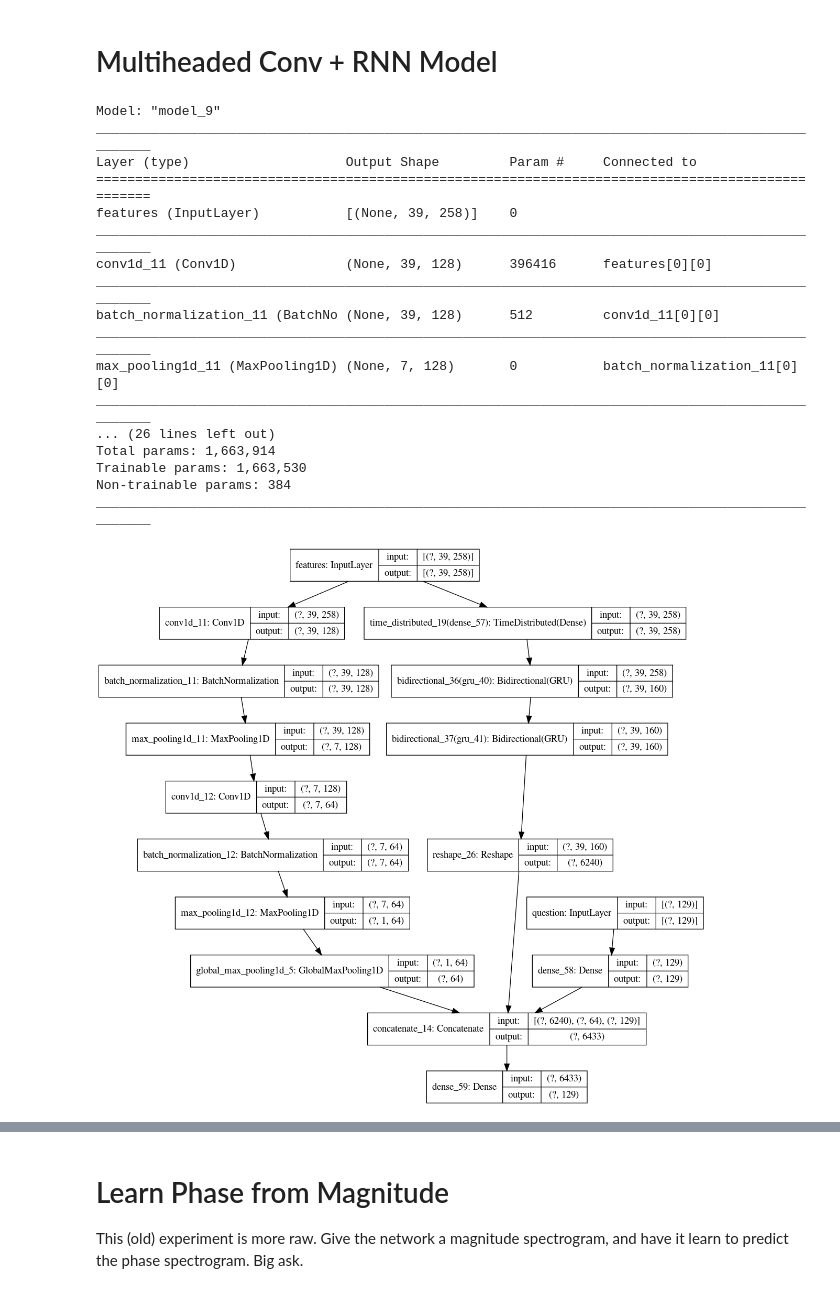
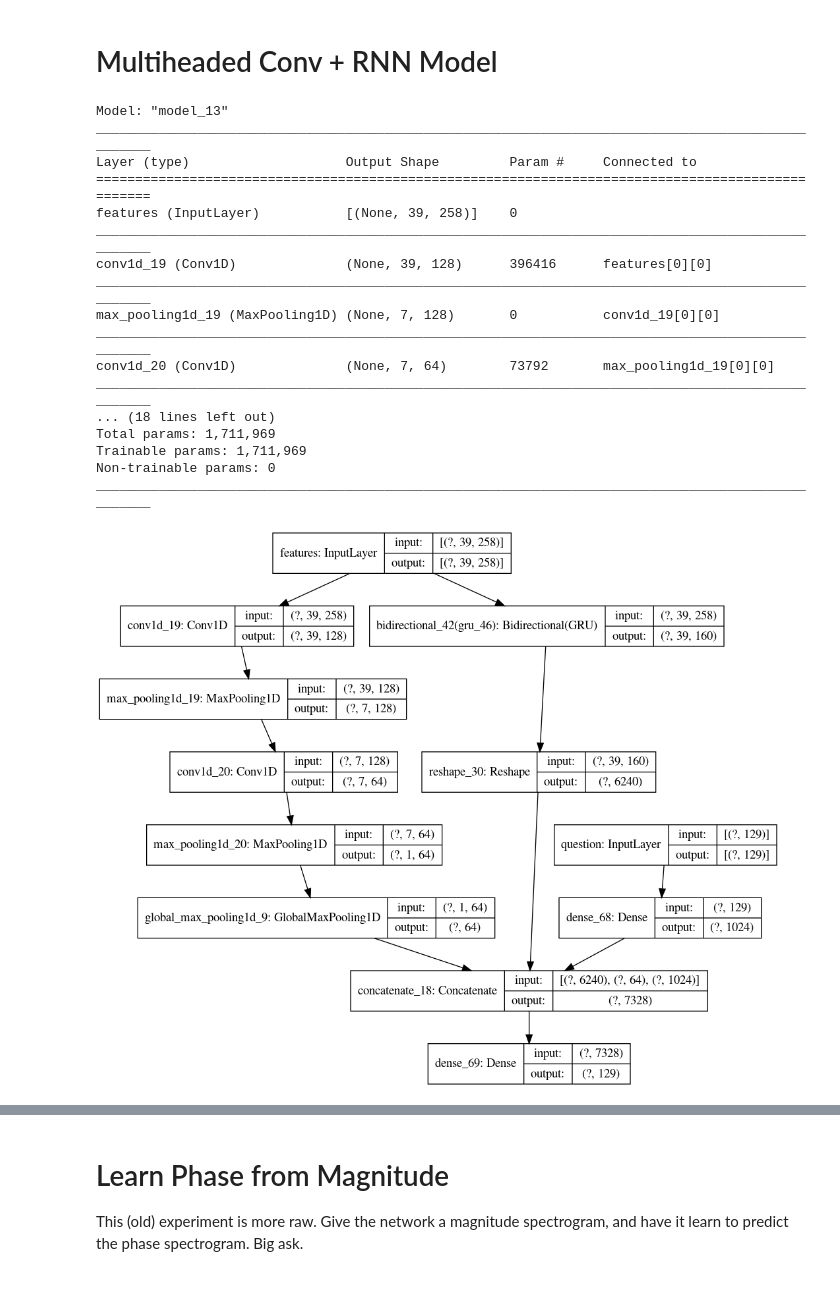
Before and after one commit to 0xfe/deepears, a Jupyter notebook: Phase_Reconstruction.ipynb, the cells around one changed output, grey strips where cells are left out. Cells and saved outputs as stored; diff of their text form; code cells hidden in the pictures.

```diff
--- a/Phase_Reconstruction.ipynb
+++ b/Phase_Reconstruction.ipynb
@@ -490,51 +471,48 @@ from tensorflow.keras.utils import plot_model
 feature_input = layers.Input(shape=(rows - 1, cols), name='features')
 question_input = layers.Input(shape=(cols // 2), name='question')
 
-feature_layers = layers.TimeDistributed(layers.Dense(cols))(feature_input)
-feature_layers = layers.Bidirectional(layers.GRU(rows * 2, dropout=0.2, recurrent_dropout=0.2, activation="relu", return_sequences=True))(feature_layers)
+feature_layers = feature_input # layers.TimeDistributed(layers.Dense(cols))(feature_input)
 feature_layers = layers.Bidirectional(layers.GRU(rows * 2, dropout=0.2, recurrent_dropout=0.2, activation="relu", return_sequences=True))(feature_layers)
 feature_layers = layers.Reshape(((rows - 1) * 160,))(feature_layers)
 
 conv_layers = layers.Conv1D(128, 12, padding="same", activation='relu')(feature_input)
-conv_layers = layers.BatchNormalization()(conv_layers)
 conv_layers = layers.MaxPooling1D(pool_size=5)(conv_layers)
 conv_layers = layers.Conv1D(64, 9, padding="same", activation='relu')(conv_layers)
-conv_layers = layers.BatchNormalization()(conv_layers)
 conv_layers = layers.MaxPooling1D(pool_size=5)(conv_layers)
 conv_layers = layers.GlobalMaxPooling1D()(conv_layers)
 
-question_layers = layers.Dense(ys.shape[1])(question_input)
+question_layers = layers.Dense(1024)(question_input)
 
 concatenated = layers.concatenate([feature_layers, conv_layers, question_layers])
 answer = layers.Dense(ys.shape[1])(concatenated)
 
 model = tf.keras.models.Model([feature_input, question_input], answer)
 model.summary()
 
 plot_model(model, to_file="model.png", show_shapes=True, show_layer_names=True)
 display.display(display.Image("model.png"))
 
 optimizer = tf.keras.optimizers.Adam(amsgrad=True)
 model.compile(loss='mean_squared_error', optimizer=optimizer)
 # %% [output]
-Model: "model_9"
+Model: "model_13"
 __________________________________________________________________________________________________
 Layer (type)                    Output Shape         Param #     Connected to
 ==================================================================================================
 features (InputLayer)           [(None, 39, 258)]    0
 __________________________________________________________________________________________________
-conv1d_11 (Conv1D)              (None, 39, 128)      396416      features[0][0]
+conv1d_19 (Conv1D)              (None, 39, 128)      396416      features[0][0]
 __________________________________________________________________________________________________
-batch_normalization_11 (BatchNo (None, 39, 128)      512         conv1d_11[0][0]
+max_pooling1d_19 (MaxPooling1D) (None, 7, 128)       0           conv1d_19[0][0]
 __________________________________________________________________________________________________
-max_pooling1d_11 (MaxPooling1D) (None, 7, 128)       0           batch_normalization_11[0][0]
+conv1d_20 (Conv1D)              (None, 7, 64)        73792       max_pooling1d_19[0][0]
 __________________________________________________________________________________________________
-... (26 lines left out)
-Total params: 1,663,914
-Trainable params: 1,663,530
-Non-trainable params: 384
+... (18 lines left out)
+Total params: 1,711,969
+Trainable params: 1,711,969
+Non-trainable params: 0
 __________________________________________________________________________________________________
-[figure, old version]
+[figure, new version]
 # %%
 # Note the multipe inputs here. The first input is the spectrogram, excluding the very last
 # time window. The second input is the magnitudes for the single (question) timeslice. The
```
Also changed, not shown: parts of 4 cells of this notebook, 3 other files.
